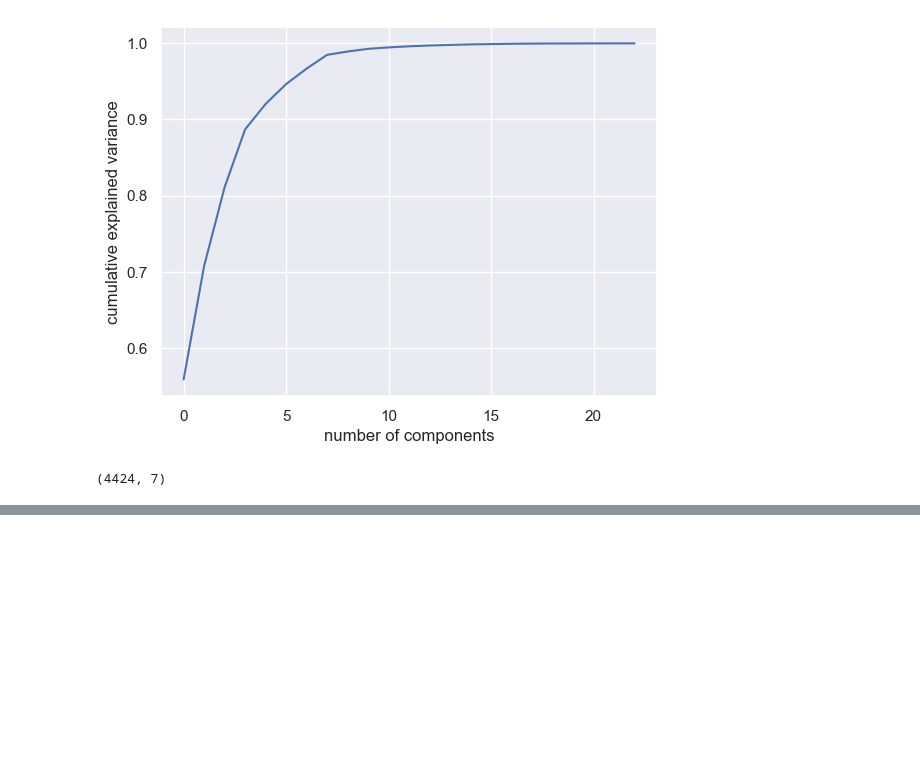
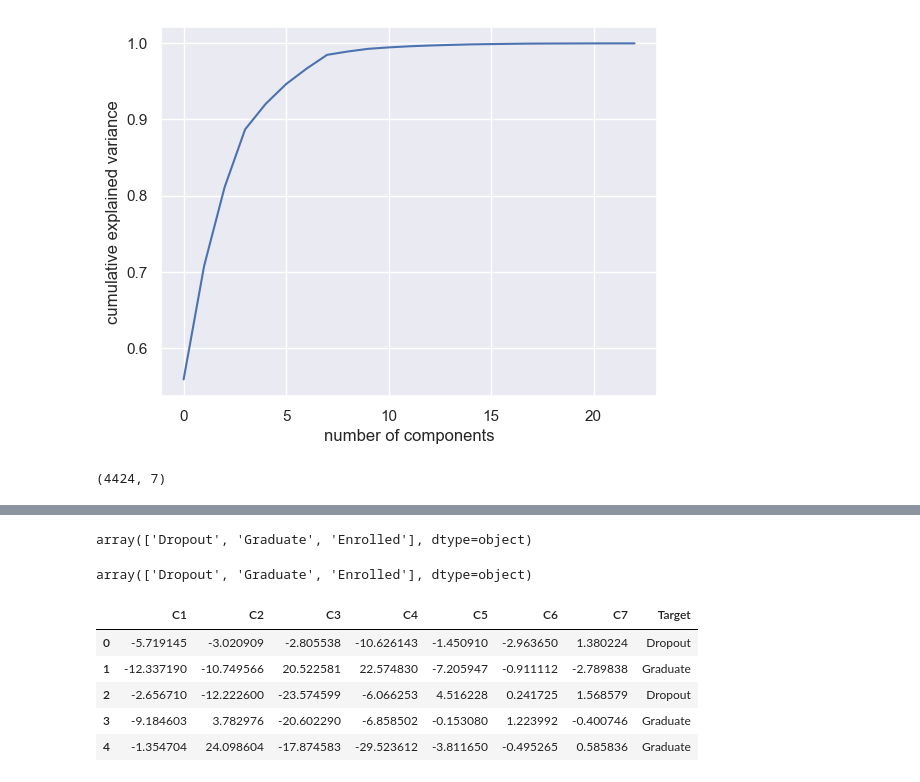
Before and after one commit to Alexandra-Mavrofoti/Alexandra_Mavrofoti_DPrepHDip_CA1, a Jupyter notebook: Alexandra_Mavrofoti_DPrepHDip_CA1_v2.ipynb, the cells around one changed output, grey strips where cells are left out. Drawn from its saved outputs; the diff is of its cells as text; code cells hidden in the pictures; blank space fills up the shorter version.

```diff
--- a/Alexandra_Mavrofoti_DPrepHDip_CA1_v2.ipynb
+++ b/Alexandra_Mavrofoti_DPrepHDip_CA1_v2.ipynb
@@ -246,3 +369,8 @@ student_pca.head()
 | 4 | -1.354704 | 24.098604 | -17.874583 | -29.523612 | -3.811650 | -0.495265 | 0.585836 |
 # %%
 student_pca["Target"] = new_df_student["Target"]
+# %%
+student_pca.head(200)
+student_pca["Target"].unique()
+# %% [output]
+array(['Dropout', 'Graduate', 'Enrolled'], dtype=object)
@@ -249,4 +379,8 @@ student_pca["Target"] = new_df_student["Target"]
 # %%
 student_array = student_pca.values
+# %%
+student_pca["Target"].unique()
+# %% [output]
+array(['Dropout', 'Graduate', 'Enrolled'], dtype=object)
 # %%
 from sklearn.model_selection import train_test_split
@@ -255,4 +389,13 @@ y = student_array[:,4]
 X_train, X_validation, Y_train, Y_validation = train_test_split(X, y, test_size=0.20, random_state=1)
+# %%
+student_pca.head()
+# %% [output]
+|  | C1 | C2 | C3 | C4 | C5 | C6 | C7 | Target |
+| 0 | -5.719145 | -3.020909 | -2.805538 | -10.626143 | -1.450910 | -2.963650 | 1.380224 | Dropout |
+| 1 | -12.337190 | -10.749566 | 20.522581 | 22.574830 | -7.205947 | -0.911112 | -2.789838 | Graduate |
+| 2 | -2.656710 | -12.222600 | -23.574599 | -6.066253 | 4.516228 | 0.241725 | 1.568579 | Dropout |
+| 3 | -9.184603 | 3.782976 | -20.602290 | -6.858502 | -0.153080 | 1.223992 | -0.400746 | Graduate |
+| 4 | -1.354704 | 24.098604 | -17.874583 | -29.523612 | -3.811650 | -0.495265 | 0.585836 | Graduate |
 # %%
 from matplotlib import pyplot
 from sklearn.model_selection import train_test_split
```
Also changed, not shown: parts of 36 cells of this notebook.
